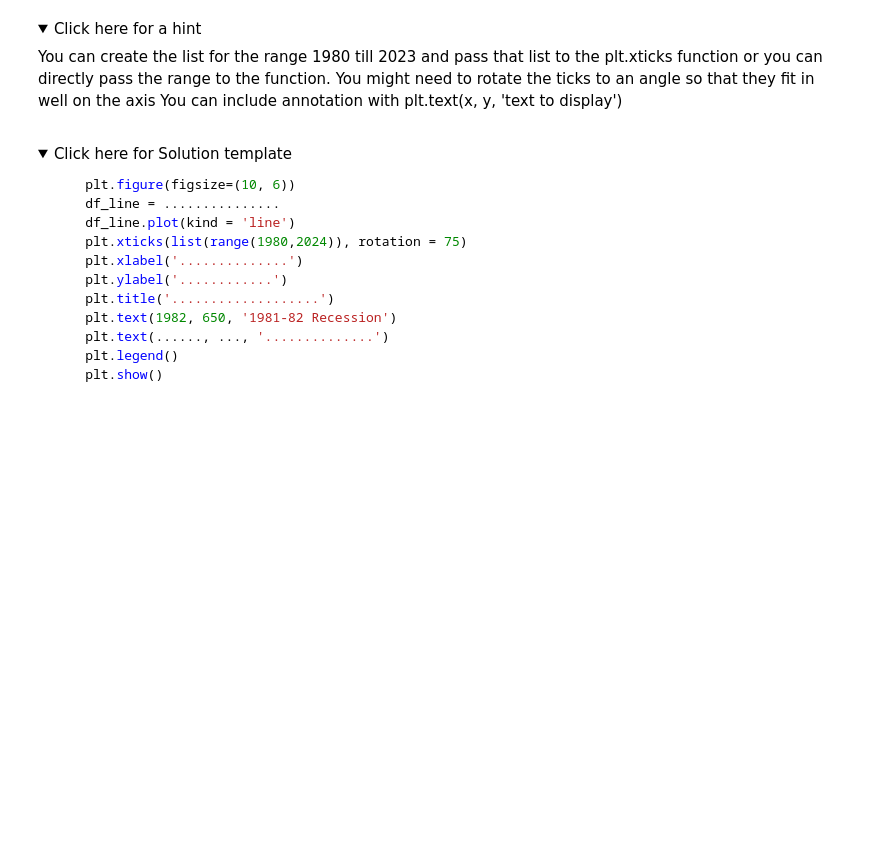
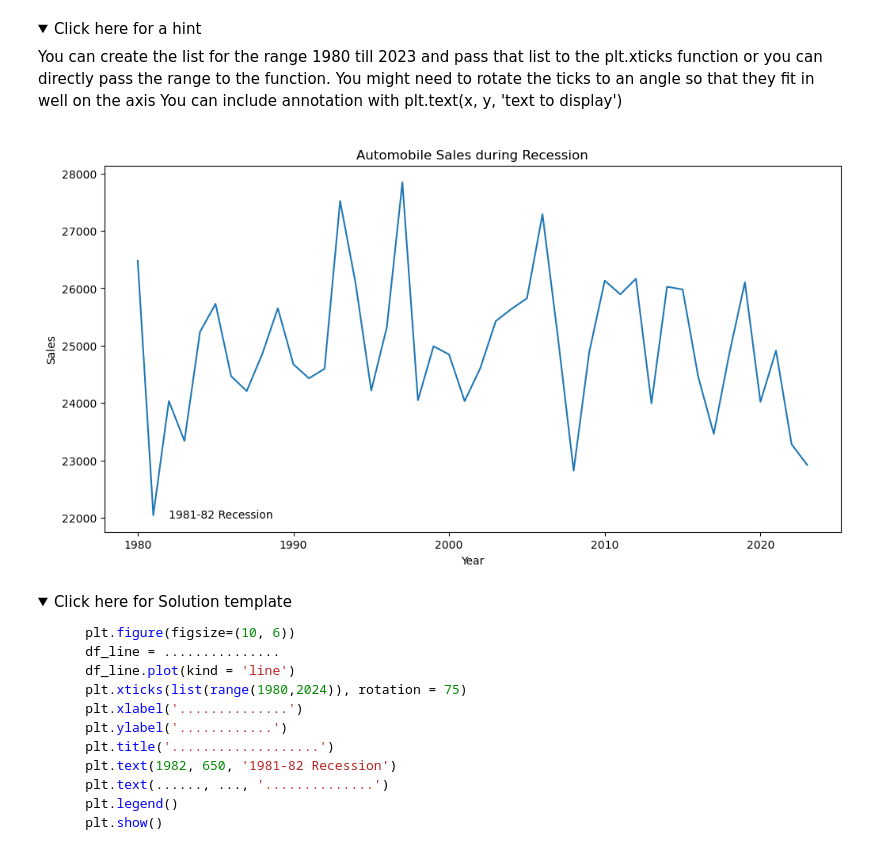
Before and after one commit to tmmendoza29/Coursera, a Jupyter notebook: Python for Data Science/Data Visualization/DV0101EN-Exercise-Final-Assignment-Part-1-20230614-1686700800.jupyterlite.ipynb, the cells around one changed output. Cells and saved outputs as stored; diff of their text form; code cells hidden in the pictures; folded sections open; blank space fills up the shorter version.

```diff
--- a/Python for Data Science/Data Visualization/DV0101EN-Exercise-Final-Assignment-Part-1-20230614-1686700800.jupyterlite.ipynb
+++ b/Python for Data Science/Data Visualization/DV0101EN-Exercise-Final-Assignment-Part-1-20230614-1686700800.jupyterlite.ipynb
@@ -263,6 +270,18 @@ ticks on x- axis with all the years, to identify the years of recession
     You can include annotation with plt.text(x, y, 'text to display')
     </p>
 </details>
+# %%
+plt.figure(figsize=(12, 6))
+X = 'Year'
+df_new=df.groupby(X)['Price'].mean()
+df_new.plot(x=df_new.index, y=df_new.values)
+plt.xlabel(X)
+plt.ylabel('Sales')
+plt.text(1982,22000,'1981-82 Recession')
+plt.title('Automobile Sales during Recession')
+plt.show()
+# %% [output]
+[figure, added]
 # %% [markdown]
 <details>
     <summary>Click here for Solution template</summary>
```
Also changed, not shown: parts of 2 cells of this notebook.
